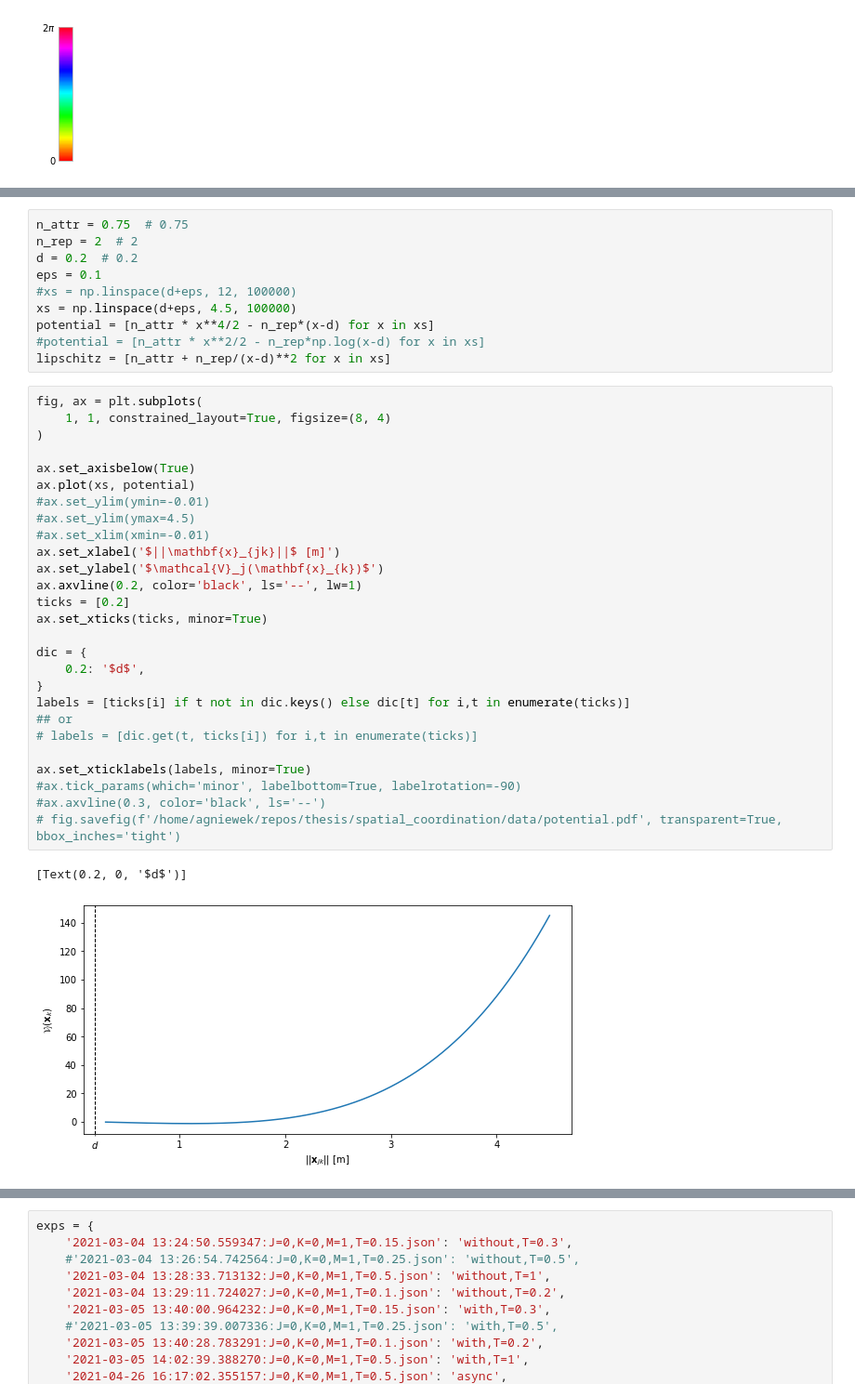
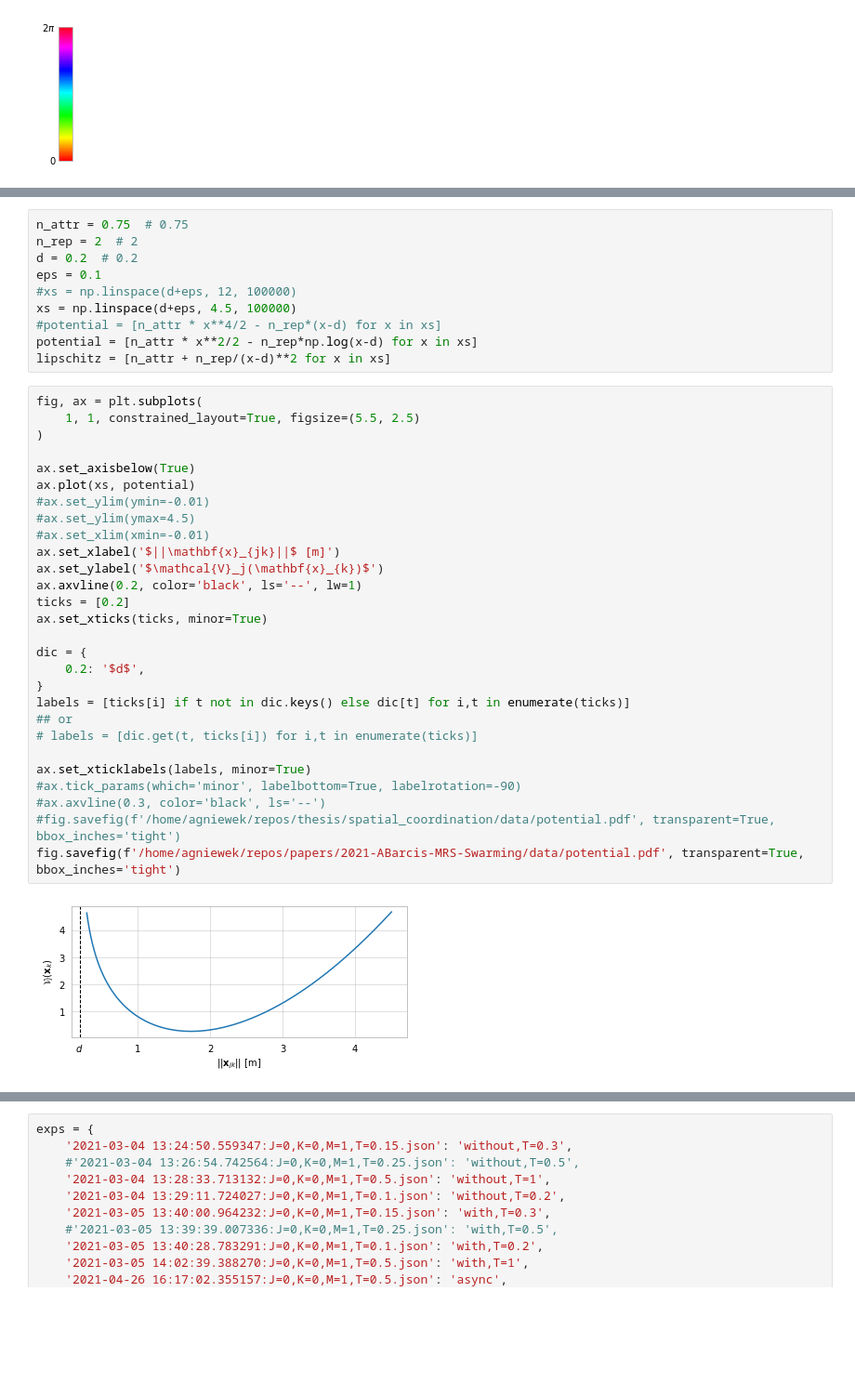
Before and after one commit to abarcis/robot-framework, a Jupyter notebook: robot_framework/plot_order_params.ipynb, the cells around one changed output, grey strips where cells are left out. Shown: that part at 93% size. Saved outputs shown, nothing was run; the diff lists cells and outputs as text; blank space fills up the shorter version.

Commit message:
swarming final controller and logic with subsets

```diff
--- a/robot_framework/plot_order_params.ipynb
+++ b/robot_framework/plot_order_params.ipynb
@@ -402,38 +404,38 @@ d = 0.2  # 0.2
 eps = 0.1
 #xs = np.linspace(d+eps, 12, 100000)
 xs = np.linspace(d+eps, 4.5, 100000)
-potential = [n_attr * x**4/2 - n_rep*(x-d) for x in xs]
-#potential = [n_attr * x**2/2 - n_rep*np.log(x-d) for x in xs]
+#potential = [n_attr * x**4/2 - n_rep*(x-d) for x in xs]
+potential = [n_attr * x**2/2 - n_rep*np.log(x-d) for x in xs]
 lipschitz = [n_attr + n_rep/(x-d)**2 for x in xs]
 # %%
 fig, ax = plt.subplots(
-    1, 1, constrained_layout=True, figsize=(8, 4)
+    1, 1, constrained_layout=True, figsize=(5.5, 2.5)
 )
 
 ax.set_axisbelow(True)
 ax.plot(xs, potential)
 #ax.set_ylim(ymin=-0.01)
 #ax.set_ylim(ymax=4.5)
 #ax.set_xlim(xmin=-0.01)
 ax.set_xlabel('$||\mathbf{x}_{jk}||$ [m]')
 ax.set_ylabel('$\mathcal{V}_j(\mathbf{x}_{k})$')
 ax.axvline(0.2, color='black', ls='--', lw=1)
 ticks = [0.2]
 ax.set_xticks(ticks, minor=True)
 
 dic = {
     0.2: '$d$',
 }
 labels = [ticks[i] if t not in dic.keys() else dic[t] for i,t in enumerate(ticks)]
 ## or
 # labels = [dic.get(t, ticks[i]) for i,t in enumerate(ticks)]
 
 ax.set_xticklabels(labels, minor=True)
 #ax.tick_params(which='minor', labelbottom=True, labelrotation=-90)
 #ax.axvline(0.3, color='black', ls='--')
-# fig.savefig(f'/home/agniewek/repos/thesis/spatial_coordination/data/potential.pdf', transparent=True, bbox_inches='tight')
+#fig.savefig(f'/home/agniewek/repos/thesis/spatial_coordination/data/potential.pdf', transparent=True, bbox_inches='tight')
+fig.savefig(f'/home/agniewek/repos/papers/2021-ABarcis-MRS-Swarming/data/potential.pdf', transparent=True, bbox_inches='tight')
 # %% [output]
-[Text(0.2, 0, '$d$')]
-[figure, old version]
+[figure, new version]
 # %%
 fig, ax = plt.subplots(
```
Also changed, not shown: parts of 16 cells of this notebook, 12 other files.
